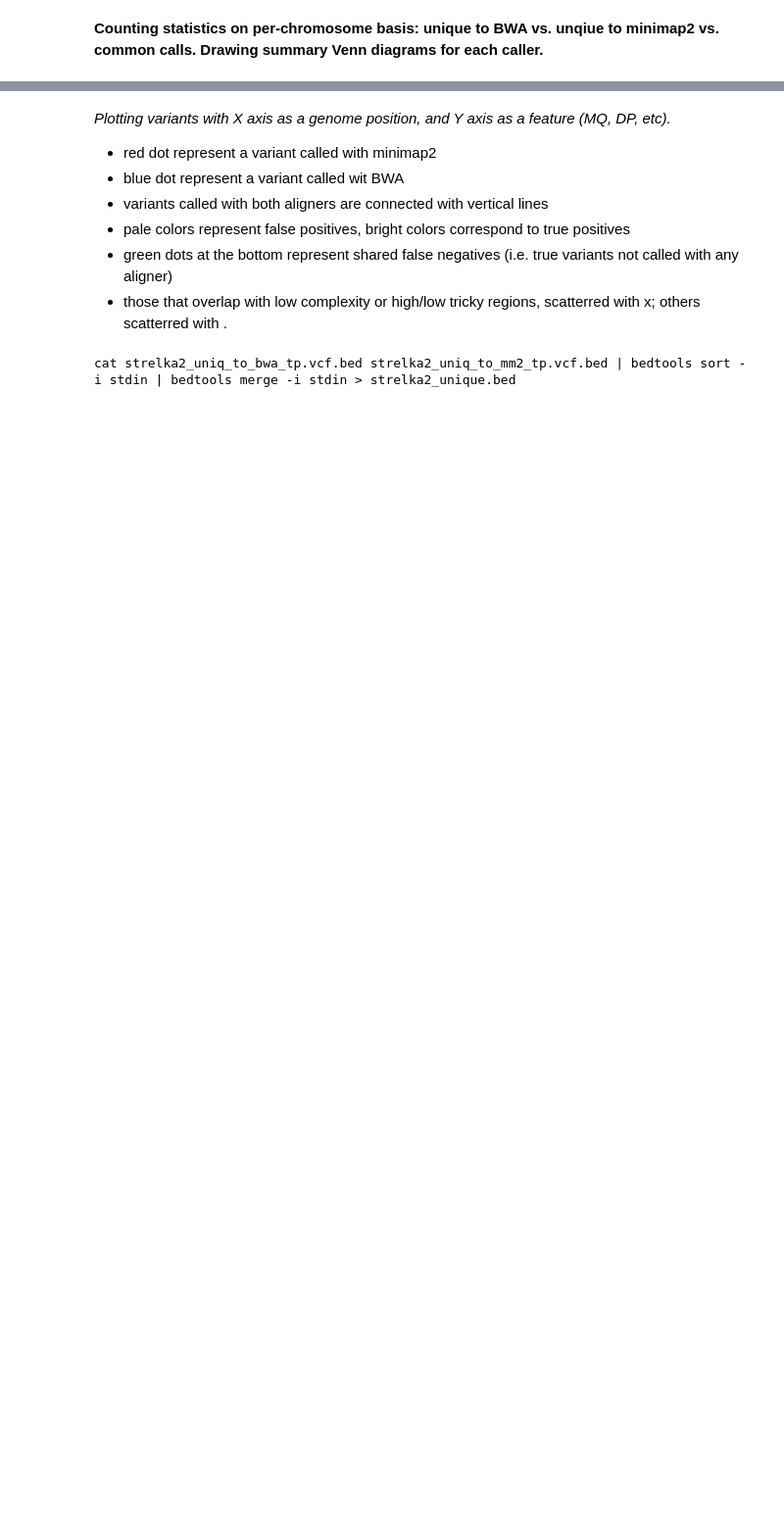
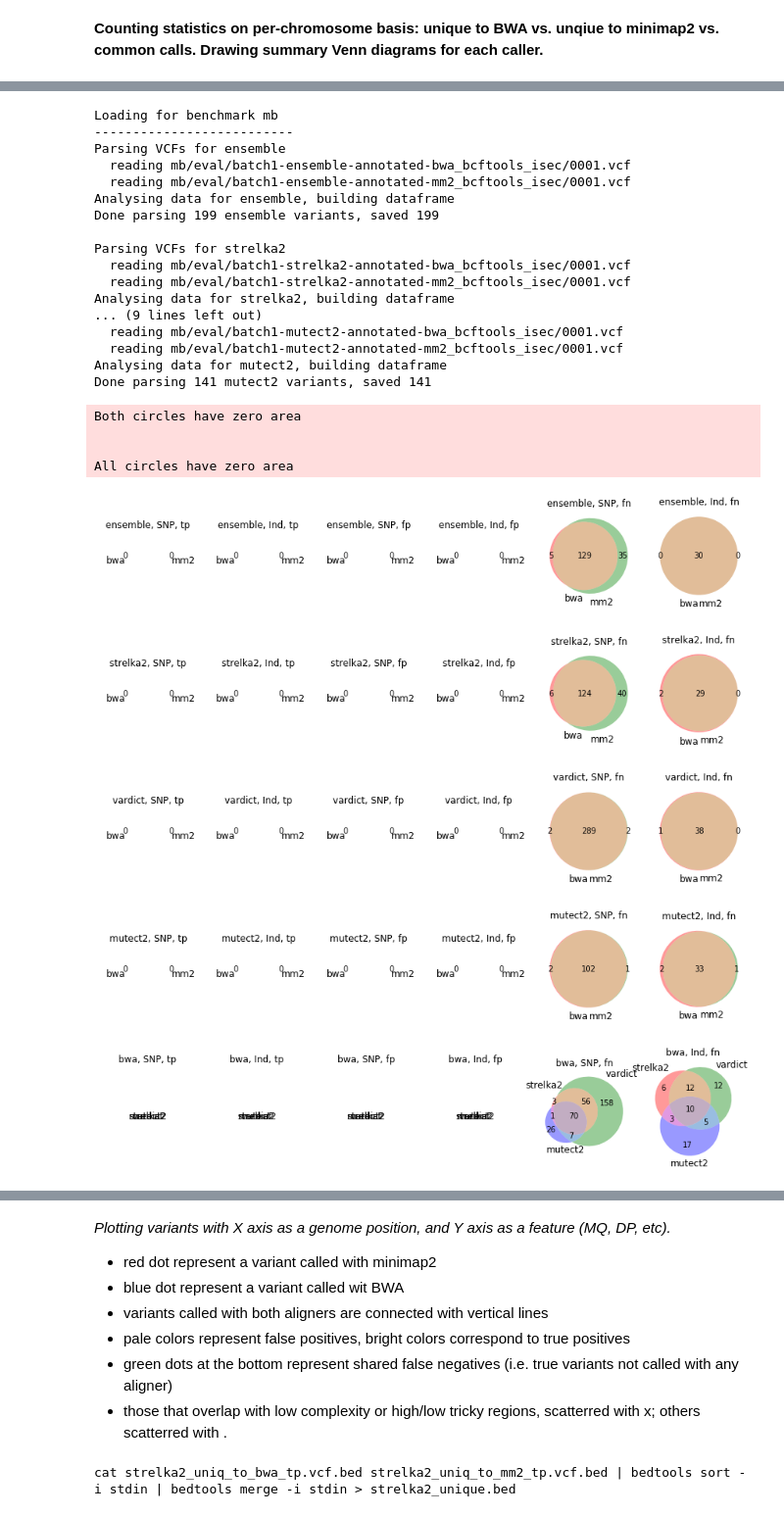
Before and after one commit to umccr/umccrise, a Jupyter notebook: analysis/minimap2/Minimap2_explore.ipynb, the cells around one changed output, grey strips where cells are left out. Shown at 98% size. Cells and saved outputs as stored; diff of their text form; code cells hidden in the pictures; blank space fills up the shorter version.

```diff
--- a/analysis/minimap2/Minimap2_explore.ipynb
+++ b/analysis/minimap2/Minimap2_explore.ipynb
@@ -280,0 +288,77 @@ for caller_i, caller in enumerate(callers):
+# %%
+from matplotlib_venn import venn2, venn3
+from matplotlib import gridspec
+import itertools
+
+def plot_venn(bn, df=None):
+    """                   tp-snp  tp-ind  fp-snp  fp-ind  fn-snp  fn-ind
+        mm2/bwa ensemble
+        mm2/bwa strelka2
+        mm2/bwa mutect2
+        mm2/bwa vardict
+        v/s/m bwa
+        v/s/m mm2
+    """
+    b = benchmark_d[bn]
+    df = df if (df is not None) else benchmark_d[bn]['df']
+    figsize = (15, 15)
+
+    event_types = [True, False]  # SNP, non-SNP
+
+    # 2-way BWA vs Minimap2, one raw for each caller
+    for clr_i, clr in enumerate(b['callers']):
+        fig = plt.figure(figsize=figsize)
+        plt.title(f'BWA vs minimap2 calls for {clr}')
+        grid = gridspec.GridSpec(1, len(event_types)*3)
+        for is_snp_i, is_snp in enumerate(event_types):
+            lbl = 'SNP' if is_snp else 'Ind'
+            for typ_i, typ in enumerate(['tp', 'fp', 'fn']):
+                ax = plt.subplot(grid[len(event_types)*typ_i + is_snp_i])
+                sets = [set(df.query(f'{aln}_t == "{typ}" & caller == "{clr}" & is_snp == {is_snp}').index.tolist())
+                        for aln in ['bwa', 'mm2']]
+                venn2(sets, set_labels=['bwa', 'mm2'], ax=ax)
+                ax.set_title(f'{clr}, {lbl}, {typ}')
+
+    # 3-way strelka2 vs mutect vs vardict, one raw for each aligner
+    clrs = [c for c in b['callers'] if c != 'ensemble']
+    for aln in ['bwa', 'mm2']:
+        fig = plt.figure(figsize=figsize)
+        plt.title(f'Callers against each other for {aln}')
+        grid = gridspec.GridSpec(1, len(event_types)*3)
+        for is_snp_i, is_snp in enumerate(event_types):
+            lbl = 'SNP' if is_snp else 'Ind'
+            for typ_i, typ in enumerate(['tp', 'fp', 'fn']):
+                ax = plt.subplot(grid[len(event_types)*typ_i + is_snp_i])
+                sets = [set(df.query(f'{aln}_t == "{typ}" & caller == "{clr}" & is_snp == {is_snp}').index.tolist())
+                        for clr in clrs]
+                venn3(sets, set_labels=clrs, ax=ax)
+                ax.set_title(f'{aln}, {lbl}, {typ}')
+
+plot_venn('mb', load_vcfs('mb', ['fn']))
+# %% [output]
+Loading for benchmark mb
+--------------------------
+Parsing VCFs for ensemble
+  reading mb/eval/batch1-ensemble-annotated-bwa_bcftools_isec/0001.vcf
+  reading mb/eval/batch1-ensemble-annotated-mm2_bcftools_isec/0001.vcf
+Analysing data for ensemble, building dataframe
+Done parsing 199 ensemble variants, saved 199
+
+Parsing VCFs for strelka2
+  reading mb/eval/batch1-strelka2-annotated-bwa_bcftools_isec/0001.vcf
+  reading mb/eval/batch1-strelka2-annotated-mm2_bcftools_isec/0001.vcf
+Analysing data for strelka2, building dataframe
+... (9 lines left out)
+  reading mb/eval/batch1-mutect2-annotated-bwa_bcftools_isec/0001.vcf
+  reading mb/eval/batch1-mutect2-annotated-mm2_bcftools_isec/0001.vcf
+Analysing data for mutect2, building dataframe
+Done parsing 141 mutect2 variants, saved 141
+Both circles have zero area
+
+
+All circles have zero area
+[figure, added]
+[figure, added]
+[figure, added]
+[figure, added]
+[figure, added]
```
Also changed, not shown: parts of 35 cells of this notebook.
